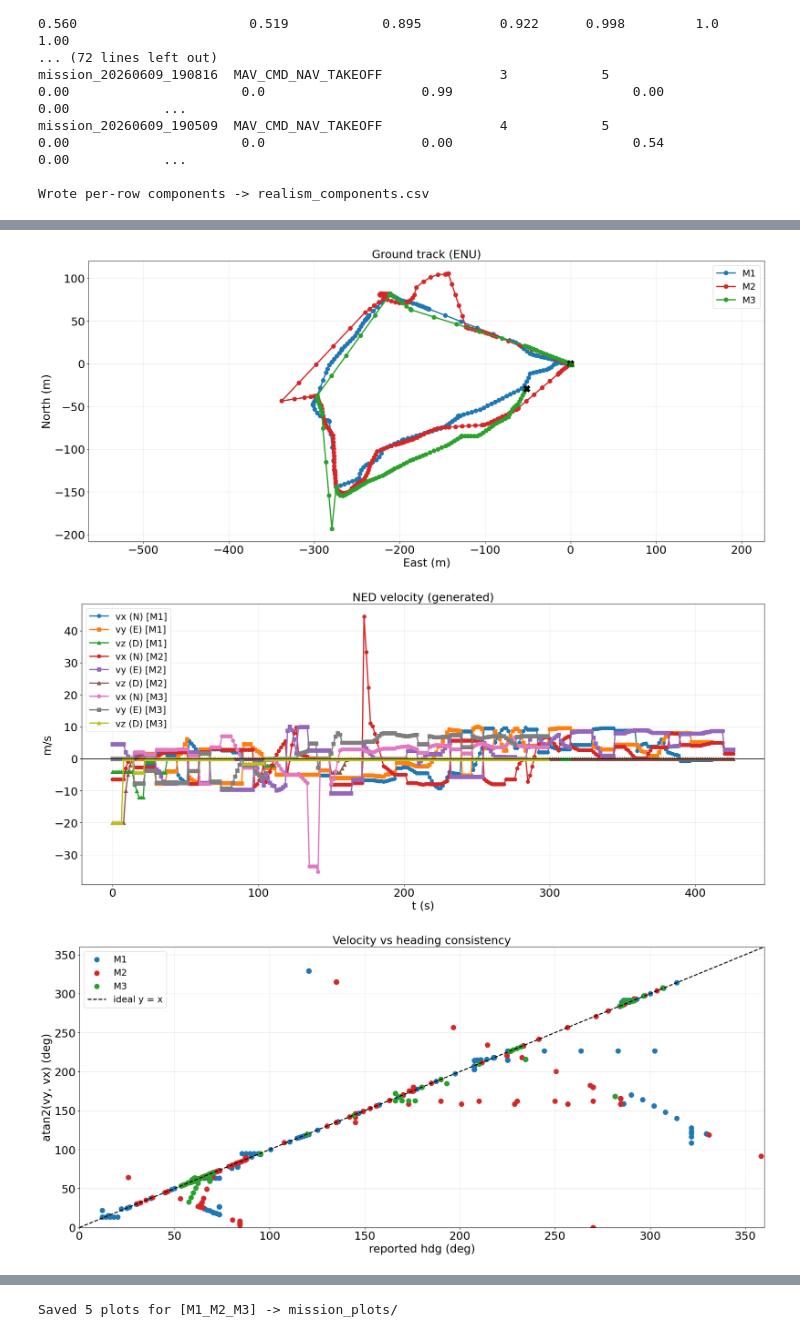
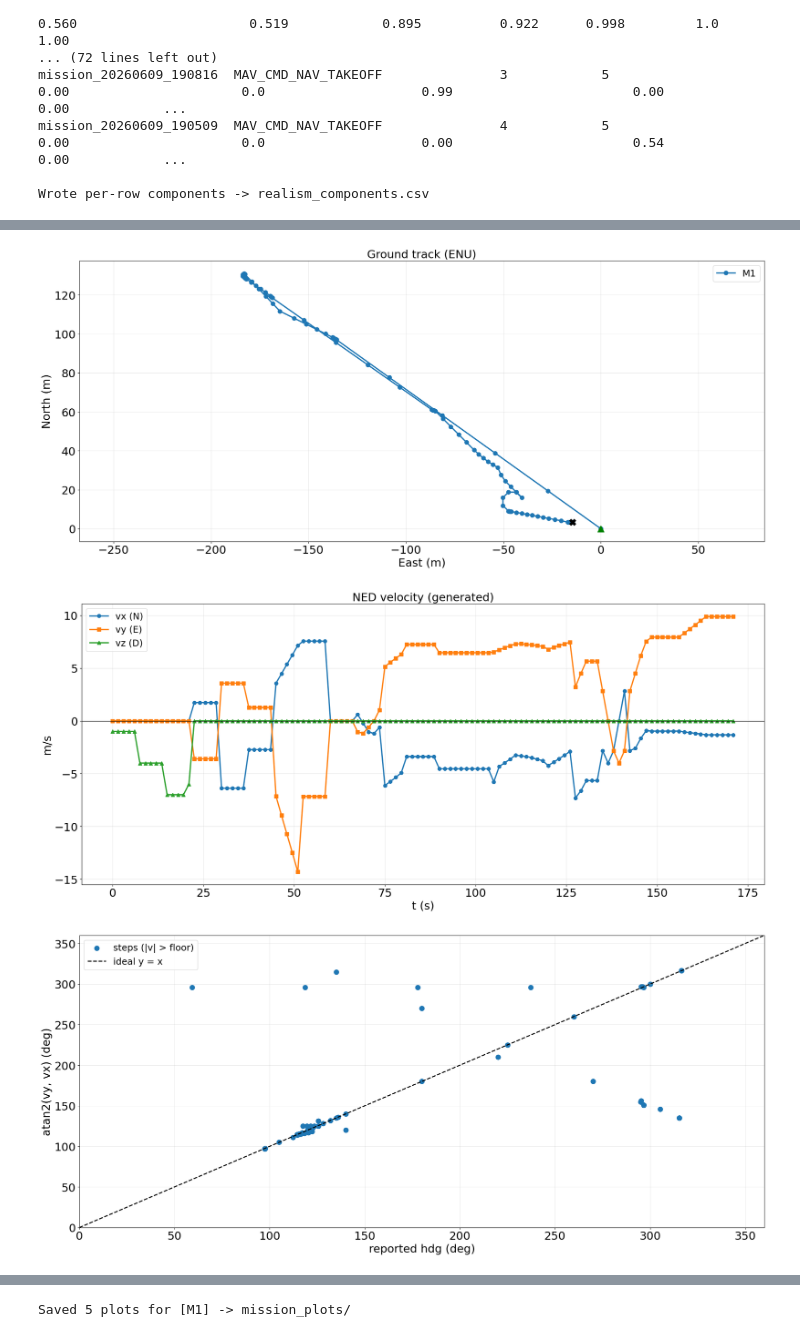
Before and after one commit to dipansadekeen/UAV_HP, a Jupyter notebook: evaluation/evaluation1.ipynb, the cells around one changed output, grey strips where cells are left out. Drawn from its saved outputs; the diff is of its cells as text; code cells hidden in the pictures.

```diff
--- a/evaluation/evaluation1.ipynb
+++ b/evaluation/evaluation1.ipynb
@@ -5412,10 +5416,11 @@ MAX_MISSIONS = None
 # ============================================================
 
 SELECTED_MISSIONS = {
-    "M1": "mission_20260625_170759",
-    # "M1": "mission_20260609_144632",
-    "M2": "mission_20260626_105656",
-    "M3": "mission_20260626_164603"
+    # "M1": "mission_20260625_170759",
+    # # "M1": "mission_20260609_144632",
+    # "M2": "mission_20260626_105656",
+    # "M3": "mission_20260626_164603"
+    "M1":"mission_20260716_135520",
 }
 
 
@@ -5630,7 +5635,7 @@ def plot_velocity_heading(g, ax=None, speed_floor=0.2):
     ax.plot([0, 360], [0, 360], "k--", lw=2, label="ideal y = x")
     ax.set_xlim(0, 360)
     ax.set_ylim(0, 360)
-    _style(ax, "Velocity vs heading consistency",
+    _style(ax, "",
            "reported hdg (deg)", "atan2(vy, vx) (deg)")
     return ax
 
@@ -5753,4 +5762,4 @@ mission_20260626_164603     200
 Name: count, dtype: int64
-[figure, old version]
+[figure, new version]
-[figure, old version]
+[figure, new version]
-[figure, old version]
+[figure, new version]
@@ -5759 +5768 @@ Name: count, dtype: int64
-Saved 5 plots for [M1_M2_M3] -> mission_plots/
+Saved 5 plots for [M1] -> mission_plots/
```
Also changed, not shown: parts of 3 cells of this notebook, 24 other files.
